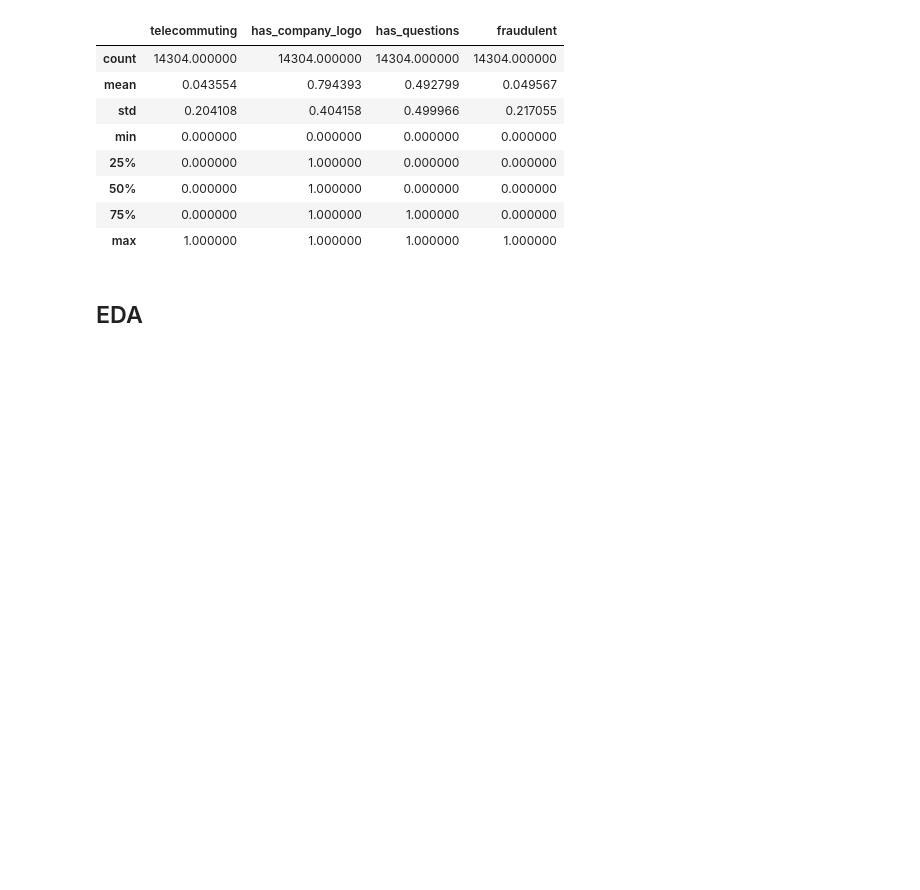
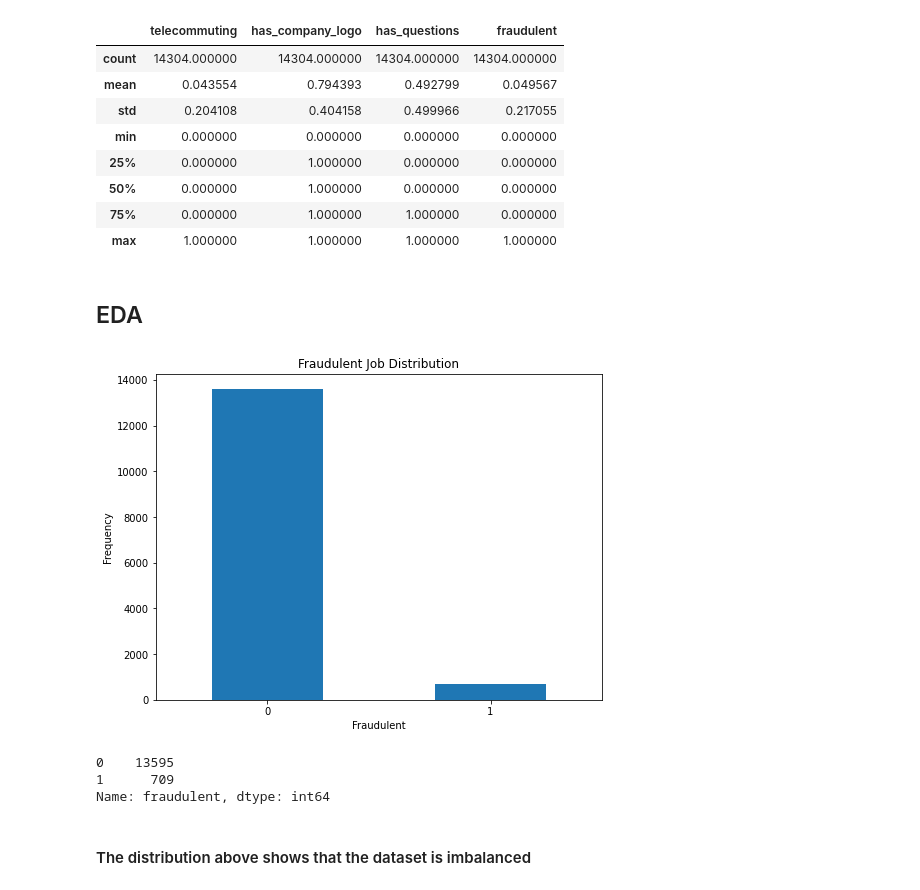
Before and after one commit to obeabi/SdsNovember2020Challenge, a Jupyter notebook: Main_v1.ipynb, the cells around one changed output. Saved outputs shown, nothing was run; the diff lists cells and outputs as text; code cells hidden in the pictures; blank space fills up the shorter version.

```diff
--- a/Main_v1.ipynb
+++ b/Main_v1.ipynb
@@ -27,6 +27,7 @@ Successfully installed category-encoders-2.2.2
 # %%
 # Importing the libraries
 import numpy as np
+import joblib
 import matplotlib.pyplot as plt
 import pandas as pd
 import seaborn as sns
@@ -36,9 +37,10 @@ from scipy.stats import  zscore
 import category_encoders as ce
 import warnings
 warnings.filterwarnings("ignore", category= FutureWarning)
+warnings.filterwarnings("ignore", category = DeprecationWarning)
 
 %matplotlib inline
-plt.rcParams['figure.figsize'] = (8.0, 6.0) # set default size of plots
+plt.rcParams['figure.figsize'] = (10.0, 8.0) # set default size of plots
 plt.rcParams['image.interpolation'] = 'nearest'
 plt.rcParams['image.cmap'] = 'gray'
 
@@ -177,3 +179,23 @@ df_train.describe()
 | max | 1.000000 | 1.000000 | 1.000000 | 1.000000 |
 # %% [markdown]
 ## EDA
+# %%
+# Let's visualize the distribution of data
+count_classes = pd.value_counts(df_train['fraudulent'], sort = True)
+count_classes.plot(kind = 'bar', rot = 0)
+plt.title("Fraudulent Job Distribution")
+plt.xticks(range(2))
+plt.xlabel("Fraudulent")
+plt.ylabel('Frequency')
+plt.show()
+# %% [output]
+[figure, added]
+# %%
+# Investigate the counts of differebt classes
+df_train['fraudulent'].value_counts()
+# %% [output]
+0    13595
+1      709
+Name: fraudulent, dtype: int64
+# %% [markdown]
+#### The distribution above shows that the dataset is imbalanced
```
Also changed, not shown: parts of 38 cells of this notebook.
